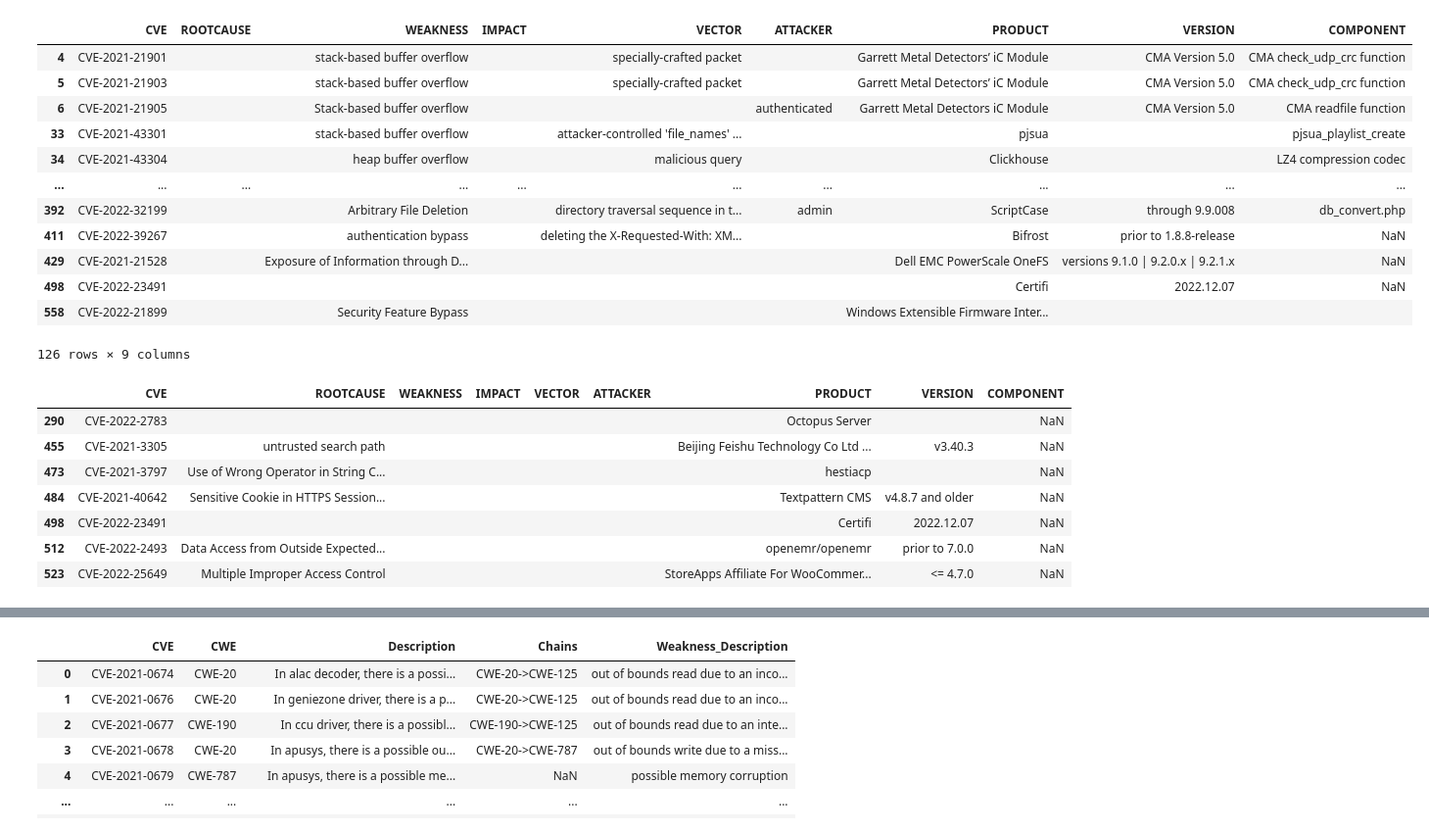
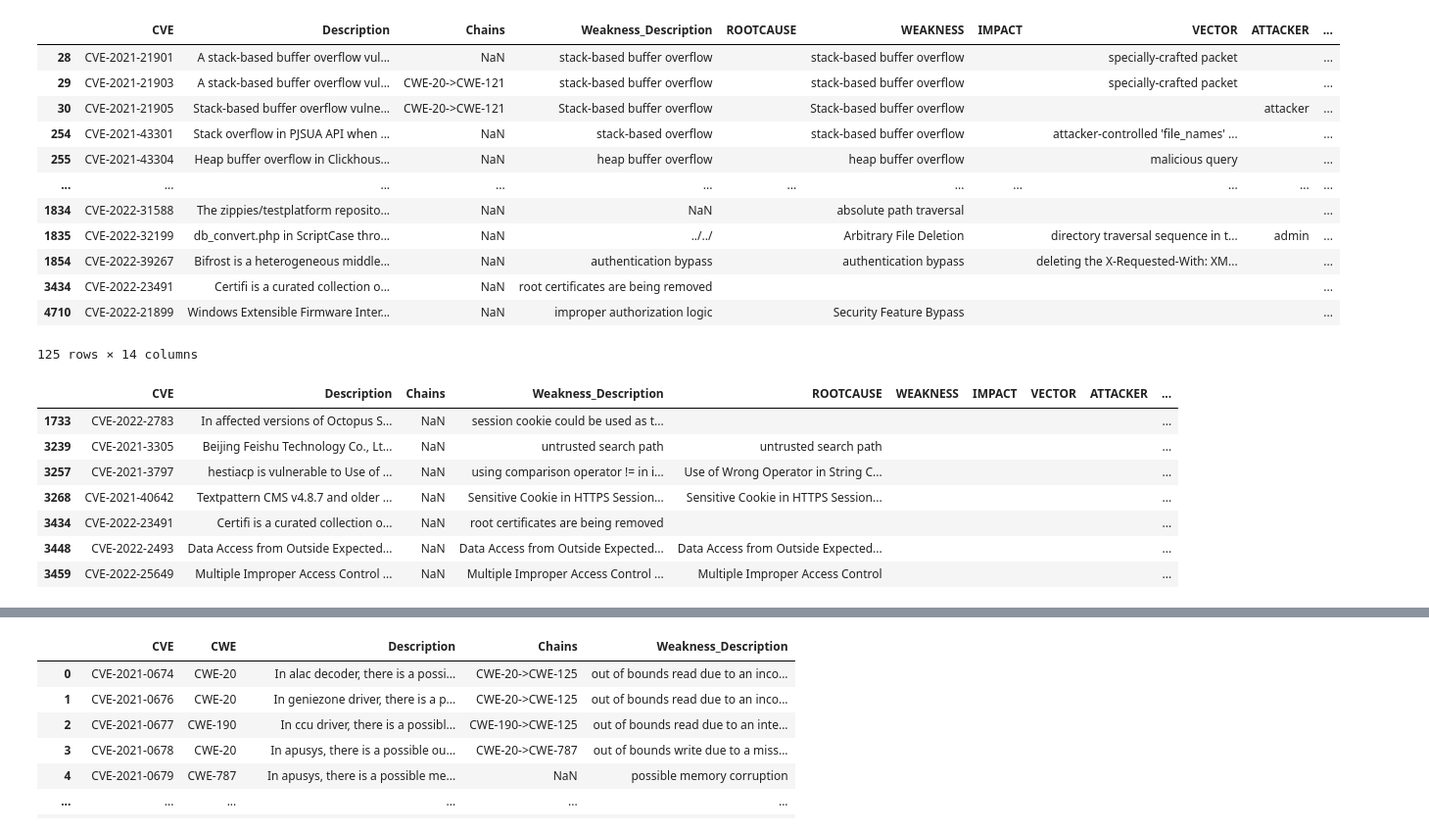
Before and after one commit to CyberSecAI/CWEMap, a Jupyter notebook: validate_top25_keyphrase.ipynb, the cells around one changed output, grey strips where cells are left out. Shown at 98% size. Saved outputs shown, nothing was run; the diff lists cells and outputs as text; code cells hidden in the pictures.

Commit message:
top25_KeyPhrase_WeaknessDescription_json

```diff
--- a/validate_top25_keyphrase.ipynb
+++ b/validate_top25_keyphrase.ipynb
@@ -6,6 +7,7 @@ import os
 # %%
 #df = pd.read_csv('data_in/KeyEntities_Almost_all_handchecked.csv', quoting=csv.QUOTE_ALL, escapechar='\\') # safe CSV
-df = pd.read_csv('data_in/KeyEntitiesTop25.csv', quoting=csv.QUOTE_ALL, escapechar='\\') # safe CSV
+#df = pd.read_csv('data_in/KeyEntitiesTop25_All.csv', quoting=csv.QUOTE_ALL, escapechar='\\') # safe CSV
+df = pd.read_csv('data_in/KeyEntities_oct4.csv', quoting=csv.QUOTE_ALL, escapechar='\\') # safe CSV
 
 df
 # %% [output]
@@ -72,0 +74,5 @@ matching_rows
+# %%
+#matching_rows = df[df['ROOTCAUSE'] == df['IMPACT']]
+
+non_empty_rows = df[df['ROOTCAUSE'].notna() & df['IMPACT'].notna()]
+non_empty_rows
@@ -73,32 +93,32 @@ matching_rows
 # %%
-matching_rows = df[df['ROOTCAUSE'] == df['IMPACT']]
+matching_rows = non_empty_rows[non_empty_rows['ROOTCAUSE'] == non_empty_rows['IMPACT']]
 matching_rows
 # %% [output]
-|  | CVE | ROOTCAUSE | WEAKNESS | IMPACT | VECTOR | ATTACKER | PRODUCT | VERSION | COMPONENT |
-| 4 | CVE-2021-21901 |  | stack-based buffer overflow |  | specially-crafted packet |  | Garrett Metal Detectors’ iC Module | CMA Version 5.0 | CMA check_udp_crc function |
-| 5 | CVE-2021-21903 |  | stack-based buffer overflow |  | specially-crafted packet |  | Garrett Metal Detectors’ iC Module | CMA Version 5.0 | CMA check_udp_crc function |
-| 6 | CVE-2021-21905 |  | Stack-based buffer overflow |  |  | authenticated | Garrett Metal Detectors iC Module | CMA Version 5.0 | CMA readfile function |
-| 33 | CVE-2021-43301 |  | stack-based buffer overflow |  | attacker-controlled 'file_names' ... |  | pjsua |  | pjsua_playlist_create |
-| 34 | CVE-2021-43304 |  | heap buffer overflow |  | malicious query |  | Clickhouse |  | LZ4 compression codec |
-| ... | ... | ... | ... | ... | ... | ... | ... | ... | ... |
-| 392 | CVE-2022-32199 |  | Arbitrary File Deletion |  | directory traversal sequence in t... | admin | ScriptCase | through 9.9.008 | db_convert.php |
-| 411 | CVE-2022-39267 |  | authentication bypass |  | deleting the X-Requested-With: XM... |  | Bifrost | prior to 1.8.8-release | NaN |
-| 429 | CVE-2021-21528 |  | Exposure of Information through D... |  |  |  | Dell EMC PowerScale OneFS | versions 9.1.0 | 9.2.0.x | 9.2.1.x | NaN |
-| 498 | CVE-2022-23491 |  |  |  |  |  | Certifi | 2022.12.07 | NaN |
-| 558 | CVE-2022-21899 |  | Security Feature Bypass |  |  |  | Windows Extensible Firmware Inter... |  |  |
+|  | CVE | Description | Chains | Weakness_Description | ROOTCAUSE | WEAKNESS | IMPACT | VECTOR | ATTACKER | ... |
+| 28 | CVE-2021-21901 | A stack-based buffer overflow vul... | NaN | stack-based buffer overflow |  | stack-based buffer overflow |  | specially-crafted packet |  | ... |
+| 29 | CVE-2021-21903 | A stack-based buffer overflow vul... | CWE-20->CWE-121 | stack-based buffer overflow |  | stack-based buffer overflow |  | specially-crafted packet |  | ... |
+| 30 | CVE-2021-21905 | Stack-based buffer overflow vulne... | CWE-20->CWE-121 | Stack-based buffer overflow |  | Stack-based buffer overflow |  |  | attacker | ... |
+| 254 | CVE-2021-43301 | Stack overflow in PJSUA API when ... | NaN | stack-based overflow |  | stack-based buffer overflow |  | attacker-controlled 'file_names' ... |  | ... |
+| 255 | CVE-2021-43304 | Heap buffer overflow in Clickhous... | NaN | heap buffer overflow |  | heap buffer overflow |  | malicious query |  | ... |
+| ... | ... | ... | ... | ... | ... | ... | ... | ... | ... | ... |
+| 1834 | CVE-2022-31588 | The zippies/testplatform reposito... | NaN | NaN |  | absolute path traversal |  |  |  | ... |
+| 1835 | CVE-2022-32199 | db_convert.php in ScriptCase thro... | NaN | ../../ |  | Arbitrary File Deletion |  | directory traversal sequence in t... | admin | ... |
+| 1854 | CVE-2022-39267 | Bifrost is a heterogeneous middle... | NaN | authentication bypass |  | authentication bypass |  | deleting the X-Requested-With: XM... |  | ... |
+| 3434 | CVE-2022-23491 | Certifi is a curated collection o... | NaN | root certificates are being removed |  |  |  |  |  | ... |
+| 4710 | CVE-2022-21899 | Windows Extensible Firmware Inter... | NaN | improper authorization logic |  | Security Feature Bypass |  |  |  | ... |
-126 rows × 9 columns
+125 rows × 14 columns
 # %%
 matching_rows = df[df['WEAKNESS'] == df['IMPACT']]
 matching_rows
 # %% [output]
-|  | CVE | ROOTCAUSE | WEAKNESS | IMPACT | VECTOR | ATTACKER | PRODUCT | VERSION | COMPONENT |
-| 290 | CVE-2022-2783 |  |  |  |  |  | Octopus Server |  | NaN |
-| 455 | CVE-2021-3305 | untrusted search path |  |  |  |  | Beijing Feishu Technology Co Ltd ... | v3.40.3 | NaN |
-| 473 | CVE-2021-3797 | Use of Wrong Operator in String C... |  |  |  |  | hestiacp |  | NaN |
-| 484 | CVE-2021-40642 | Sensitive Cookie in HTTPS Session... |  |  |  |  | Textpattern CMS | v4.8.7 and older | NaN |
-| 498 | CVE-2022-23491 |  |  |  |  |  | Certifi | 2022.12.07 | NaN |
-| 512 | CVE-2022-2493 | Data Access from Outside Expected... |  |  |  |  | openemr/openemr | prior to 7.0.0 | NaN |
-| 523 | CVE-2022-25649 | Multiple Improper Access Control |  |  |  |  | StoreApps Affiliate For WooCommer... | <= 4.7.0 | NaN |
+|  | CVE | Description | Chains | Weakness_Description | ROOTCAUSE | WEAKNESS | IMPACT | VECTOR | ATTACKER | ... |
+| 1733 | CVE-2022-2783 | In affected versions of Octopus S... | NaN | session cookie could be used as t... |  |  |  |  |  | ... |
+| 3239 | CVE-2021-3305 | Beijing Feishu Technology Co., Lt... | NaN | untrusted search path | untrusted search path |  |  |  |  | ... |
+| 3257 | CVE-2021-3797 | hestiacp is vulnerable to Use of ... | NaN | using comparison operator != in i... | Use of Wrong Operator in String C... |  |  |  |  | ... |
+| 3268 | CVE-2021-40642 | Textpattern CMS v4.8.7 and older ... | NaN | Sensitive Cookie in HTTPS Session... | Sensitive Cookie in HTTPS Session... |  |  |  |  | ... |
+| 3434 | CVE-2022-23491 | Certifi is a curated collection o... | NaN | root certificates are being removed |  |  |  |  |  | ... |
+| 3448 | CVE-2022-2493 | Data Access from Outside Expected... | NaN | Data Access from Outside Expected... | Data Access from Outside Expected... |  |  |  |  | ... |
+| 3459 | CVE-2022-25649 | Multiple Improper Access Control ... | NaN | Multiple Improper Access Control ... | Multiple Improper Access Control |  |  |  |  | ... |
 # %%
 matching_rows = df[df['ROOTCAUSE'].str.contains('execut|denial', case=False, na=False)]
 matching_rows
```
Also changed, not shown: parts of 22 cells of this notebook, 5 other files.
